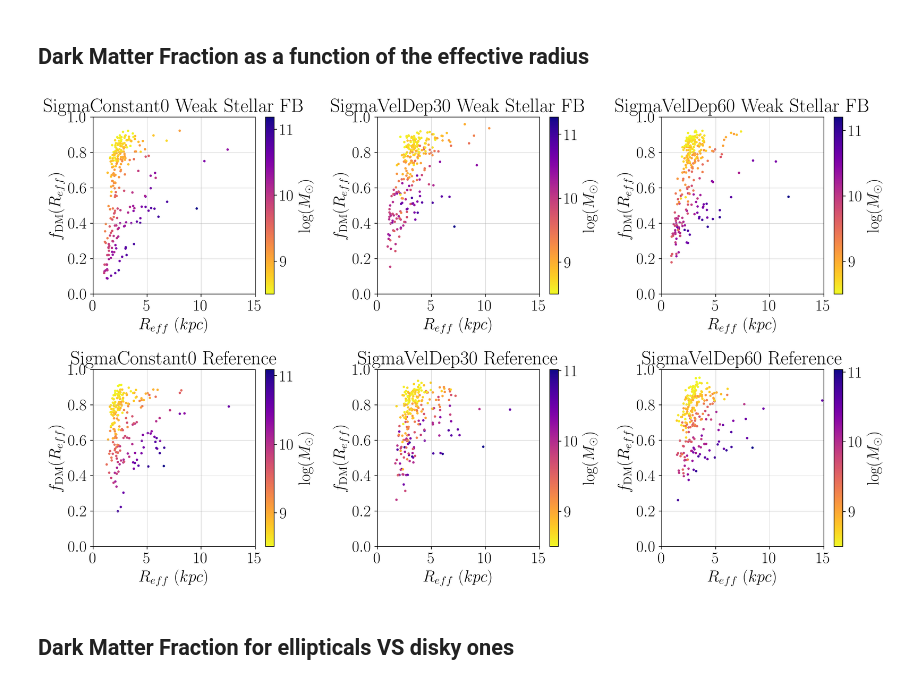
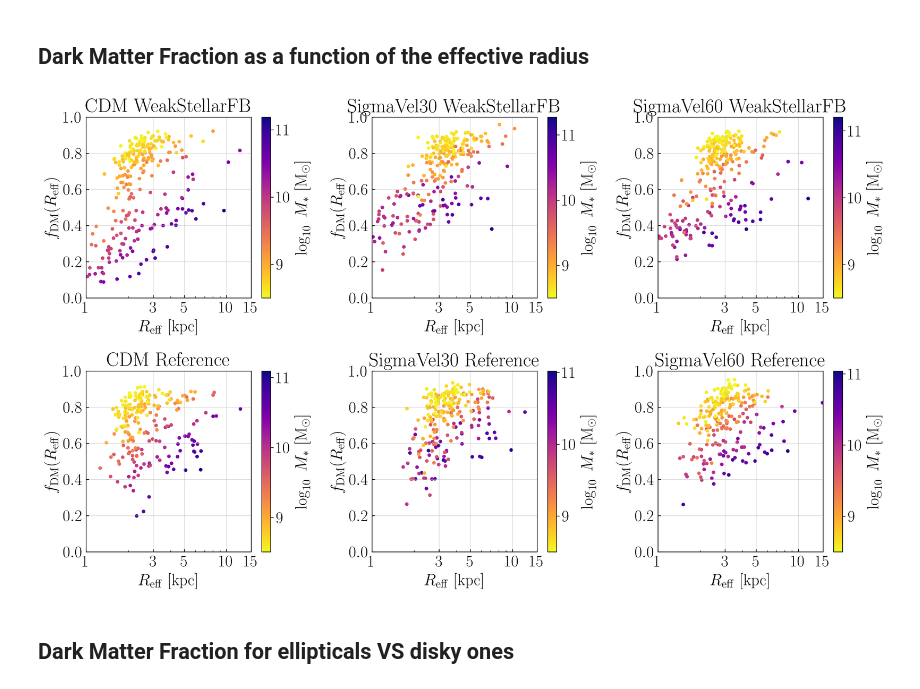
Before and after one commit to Annapreto23/TangoSIDM_DMFraction, a Jupyter notebook: data/TangoSIDM/fDM_plots.ipynb, the cells around one changed output. Saved outputs shown, nothing was run; the diff lists cells and outputs as text; code cells hidden in the pictures.

```diff
--- a/data/TangoSIDM/fDM_plots.ipynb
+++ b/data/TangoSIDM/fDM_plots.ipynb
@@ -112,6 +112,23 @@ file_paths = ['Halo_data_L025N376WeakStellarFBSigmaVelDep60Anisotropic.hdf5',
               'Halo_data_L025N376ReferenceSigmaVelDep60Anisotropic.hdf5']
 
 file_names = ['WSFB60', 'WSFB30', 'WSFBconst', 'Ref60', 'Ref30', 'Refconst']
+# %%
+### Useful function to plot median relation with error bar
+
+def plot_median_relation(ax, bins, x, y, errorbars=True, color='grey',label='CDM'):
+    num_bins = len(bins)
+    indx = np.digitize(x, bins)
+    p_bins_medians = np.array([np.median(x[indx == idx]) for idx in np.arange(num_bins) if len(x[indx==idx])>3])
+    r_bins_medians = np.array([np.median(y[indx == idx]) for idx in np.arange(num_bins) if len(x[indx==idx])>3])
+    ax.plot(p_bins_medians, r_bins_medians, lw=3, color='white')
+    ax.plot(p_bins_medians, r_bins_medians, color=color, lw=2.5, label=label)
+
+    if errorbars:
+        r_bins_16 = np.array([np.percentile(y[indx == idx], 16) for idx in np.arange(num_bins) if len(x[indx==idx])>3]) # Here we request each bin to contain at least x galaxies
+        r_bins_84 = np.array([np.percentile(y[indx == idx], 84) for idx in np.arange(num_bins) if len(x[indx==idx])>3])
+        ax.plot(p_bins_medians, r_bins_16, '--', color=color)
+        ax.plot(p_bins_medians, r_bins_84, '--', color=color)
+        ax.fill_between(p_bins_medians, r_bins_16, r_bins_84, color=color, alpha=0.15,)
 # %% [markdown]
 ## Dark Matter Fraction as a function of the Stellar Mass
 # %%
@@ -183,50 +205,58 @@ file_paths = ['Halo_data_L025N376WeakStellarFBSigmaConstant00.hdf5',
               'Halo_data_L025N376ReferenceSigmaVelDep30Anisotropic.hdf5',
               'Halo_data_L025N376ReferenceSigmaVelDep60Anisotropic.hdf5']
 
-file_names = ['Weak Stellar FB', 'Weak Stellar FB', 'Weak Stellar FB', 'Reference', 'Reference', 'Reference']
-titles = ['SigmaConstant0', 'SigmaVelDep30', 'SigmaVelDep60', 'SigmaConstant0', 'SigmaVelDep30', 'SigmaVelDep60']
+file_names = ['WeakStellarFB', 'WeakStellarFB', 'WeakStellarFB', 'Reference', 'Reference', 'Reference']
+titles = ['CDM', 'SigmaVel30', 'SigmaVel60', 'CDM', 'SigmaVel30', 'SigmaVel60'] # Minor changes
 
 
-fig, axs = plt.subplots(2, 3, figsize=(15, 9), dpi=200)
+fig, axs = plt.subplots(2, 3, figsize=(15, 9), dpi=300) # Increasing resolution (minimum dpi=300 always)
 
 for j, file_path in enumerate(file_paths):
     row = j // 3
     col = j % 3
 
     ax = axs[row, col]
 
 
-    ax.set_xlabel(r'$R_{eff}$ ($kpc$)')
-    ax.set_ylabel(r'$f_{\mathrm{DM}}(R_{eff})$')
+    ax.set_xlabel(r'$R_{\mathrm{eff}}$ [kpc]')
+    ax.set_ylabel(r'$f_{\mathrm{DM}}(R_{\mathrm{eff}})$')
     ax.set_ylim([0, 1])
-    ax.set_xlim([0, 15])
+    ax.set_xlim([1, 15]) # Better in log-scale
+    ax.set_xscale('log')
     ax.grid(linestyle='-', linewidth=0.3)
     ax.set_title(titles[j] + ' ' + file_names[j])
+
+    xticks = np.array([1,3,5,10,15]) # Let's play with the x-ticks
+    labels = ["1", "3", "5", "10", "15"]
+    ax.set_xticks(xticks)
+    ax.set_xticklabels(labels)
 
     halo = classhalo(file_path, type='all')
 
     Reff = halo.GalaxyHalfLightRadius
     fDM = halo.fDM
     f = []
     for k in range(len(fDM[0, :])):
         f.append(np.interp(halo.GalaxyHalfLightRadius[k], halo.Velocity_radial_bins, fDM[:, k]))
 
-    sc = ax.scatter(Reff, f, c=halo.Mstar, cmap = 'plasma_r')
+    sc = ax.scatter(Reff, f, c=halo.Mstar, s=12, cmap = 'plasma_r') # Making points bigger
 
     if j % 1 == 0:
-        plt.colorbar(sc, ax=ax, label = r'log($M_{\odot})$')
+        plt.colorbar(sc, ax=ax, label = r'$\log_{10}~M_{*}$ [$\mathrm{M}_{\odot}]$') # Here are plotting the log10 of stellar mass, then we make it clear in the colorbar label
+
+    ax.tick_params(direction='in', axis='both', which='both', pad=4.5) # Minor thing
 
     bins = np.arange(halo.GalaxyHalfLightRadius.min(), halo.GalaxyHalfLightRadius.max(), 2)
 
     bin_means, bin_edges, _ = stats.binned_statistic(Reff, f, bins=bins, statistic='median')
     bin_std, _, _ = stats.binned_statistic(Reff, f, bins=bins, statistic='std')
 
 plt.tight_layout()
 plt.savefig('fDMvsR.pdf')
 plt.savefig('fDMvsR.png')
 plt.show()
 # %% [output]
-[figure, old version]
+[figure, new version]
 # %% [markdown]
 ## Dark Matter Fraction for ellipticals VS disky ones
 # %%
```
Also changed, not shown: parts of 3 cells of this notebook, 9 other files.
